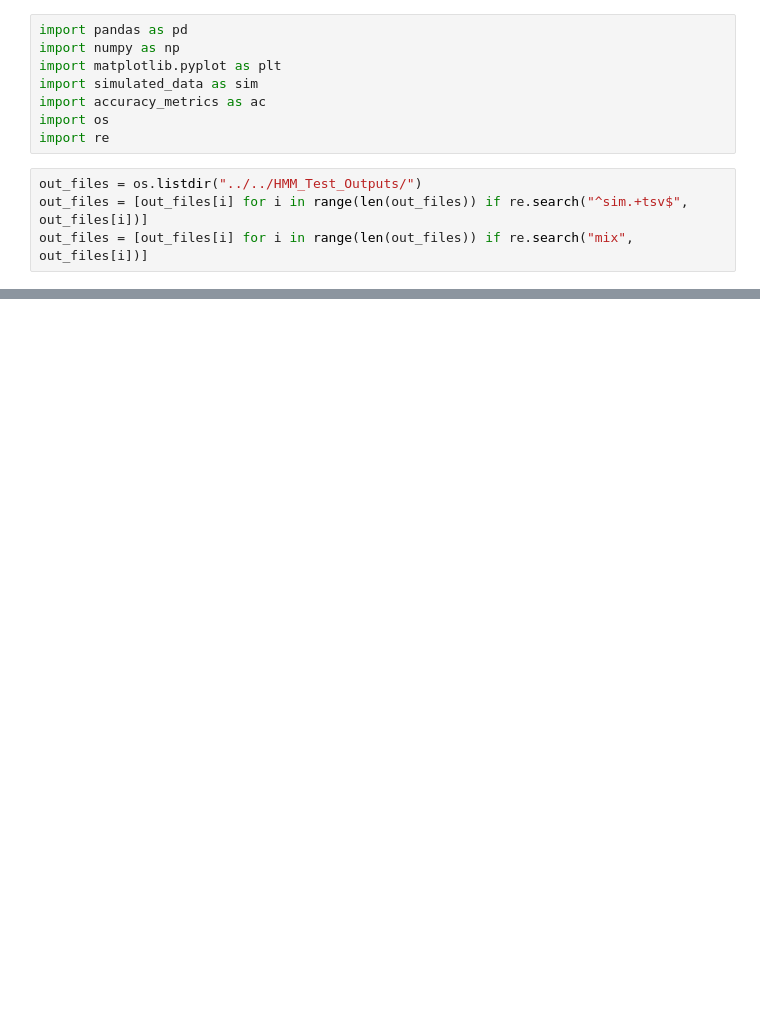
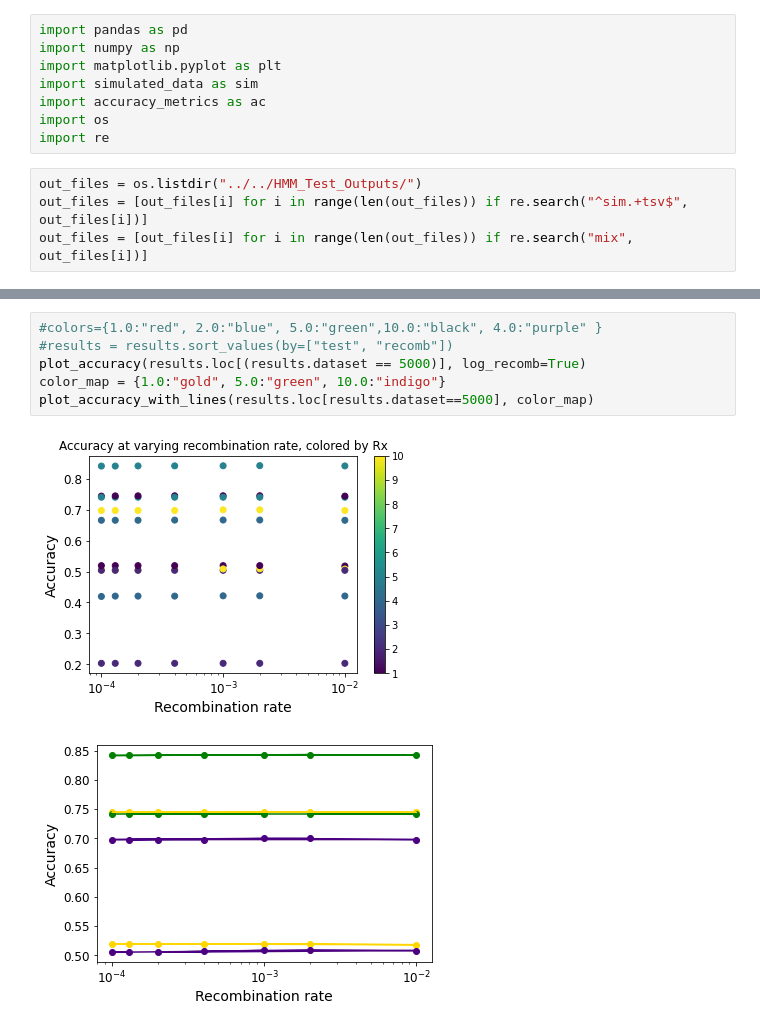
Before and after one commit to sarah-n-wright/ChroMonet, a Jupyter notebook: Accuracy calculations.ipynb, the cells around one changed output, grey strips where cells are left out. Saved outputs shown, nothing was run; the diff lists cells and outputs as text; blank space fills up the shorter version.

```diff
--- a/Accuracy calculations.ipynb
+++ b/Accuracy calculations.ipynb
@@ -95,0 +177,9 @@ Text(0.5, 1.0, 'Skew at varying recombination rate, colored by Rx')
+# %%
+#colors={1.0:"red", 2.0:"blue", 5.0:"green",10.0:"black", 4.0:"purple" }
+#results = results.sort_values(by=["test", "recomb"])
+plot_accuracy(results.loc[(results.dataset == 5000)], log_recomb=True)
+color_map = {1.0:"gold", 5.0:"green", 10.0:"indigo"}
+plot_accuracy_with_lines(results.loc[results.dataset==5000], color_map)
+# %% [output]
+[figure, added]
+[figure, added]
```
Also changed, not shown: parts of 26 cells of this notebook.
